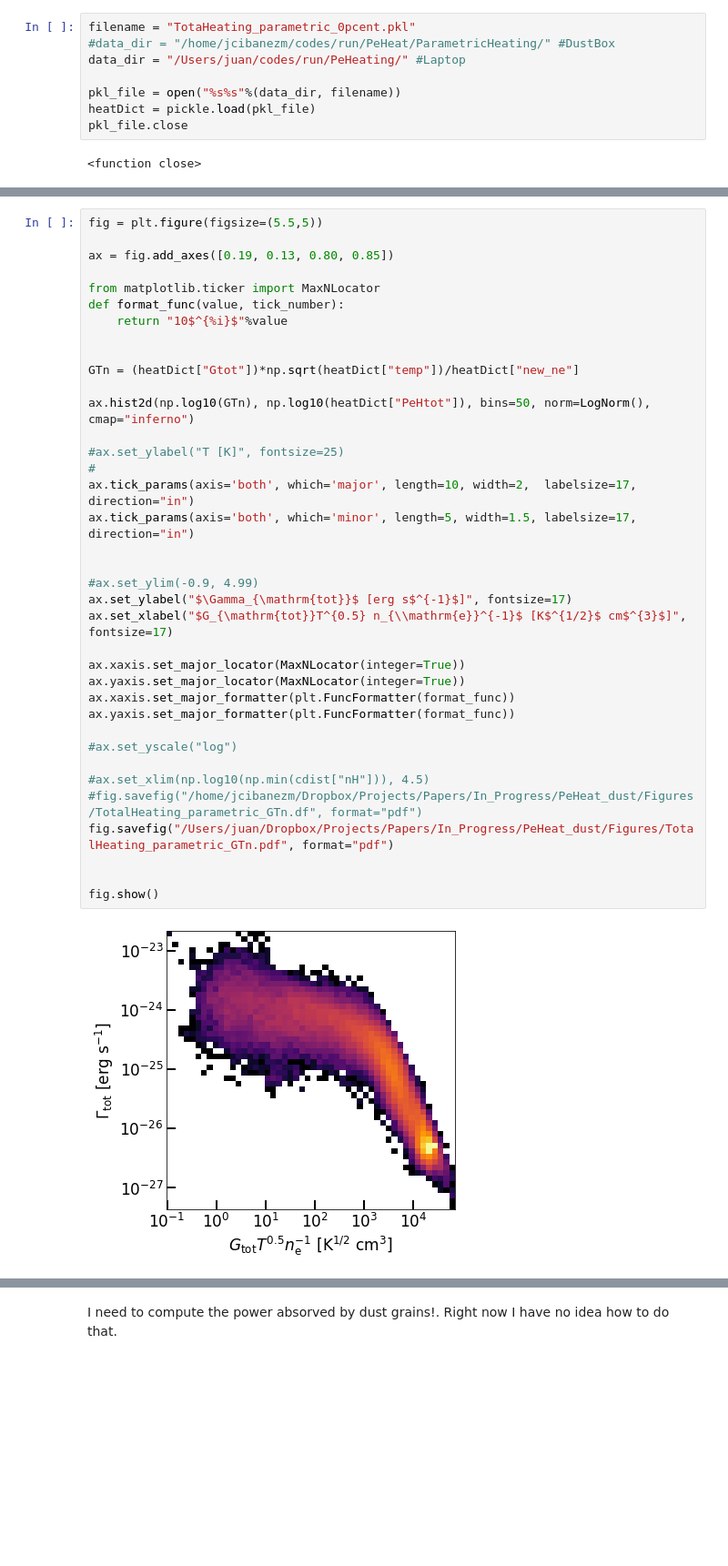
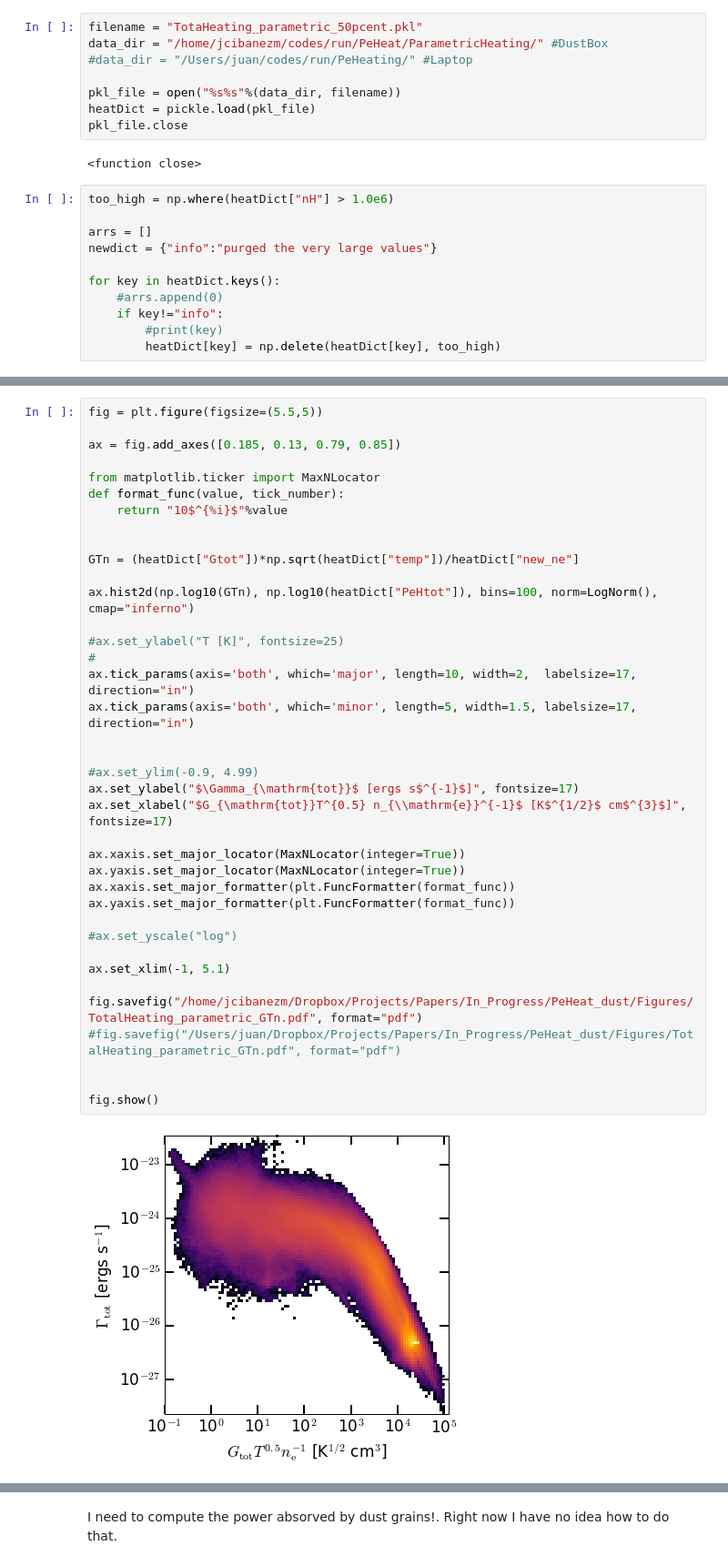
Before and after one commit to jcibanezm/PeHeat_AnalysisScripts, a Jupyter notebook: ReadFile_ParametricHeating.ipynb, the cells around one changed output, grey strips where cells are left out. Shown at 91% size. Saved outputs shown, nothing was run; the diff lists cells and outputs as text; blank space fills up the shorter version.

```diff
--- a/ReadFile_ParametricHeating.ipynb
+++ b/ReadFile_ParametricHeating.ipynb
@@ -21,15 +21,26 @@ import MCMCFit as mcmc
 
 %matplotlib inline
 # %%
-filename = "TotaHeating_parametric_0pcent.pkl"
-#data_dir = "/home/jcibanezm/codes/run/PeHeat/ParametricHeating/" #DustBox
-data_dir = "/Users/juan/codes/run/PeHeating/" #Laptop
+filename = "TotaHeating_parametric_50pcent.pkl"
+data_dir = "/home/jcibanezm/codes/run/PeHeat/ParametricHeating/" #DustBox
+#data_dir = "/Users/juan/codes/run/PeHeating/" #Laptop
 
 pkl_file = open("%s%s"%(data_dir, filename))
 heatDict = pickle.load(pkl_file)
 pkl_file.close
 # %% [output]
 <function close>
+# %%
+too_high = np.where(heatDict["nH"] > 1.0e6)
+
+arrs = []
+newdict = {"info":"purged the very large values"}
+
+for key in heatDict.keys():
+    #arrs.append(0)
+    if key!="info":
+        #print(key)
+        heatDict[key] = np.delete(heatDict[key], too_high)
 # %%
 xsize = 11
 ysize = 3
@@ -176,39 +182,40 @@ fig.show()
 # %%
 fig = plt.figure(figsize=(5.5,5))
 
-ax = fig.add_axes([0.19, 0.13, 0.80, 0.85])
+ax = fig.add_axes([0.185, 0.13, 0.79, 0.85])
 
 from matplotlib.ticker import MaxNLocator
 def format_func(value, tick_number):
     return "10$^{%i}$"%value
 
 
 GTn = (heatDict["Gtot"])*np.sqrt(heatDict["temp"])/heatDict["new_ne"]
 
-ax.hist2d(np.log10(GTn), np.log10(heatDict["PeHtot"]), bins=50, norm=LogNorm(), cmap="inferno")
+ax.hist2d(np.log10(GTn), np.log10(heatDict["PeHtot"]), bins=100, norm=LogNorm(), cmap="inferno")
 
 #ax.set_ylabel("T [K]", fontsize=25)
 #
 ax.tick_params(axis='both', which='major', length=10, width=2,  labelsize=17, direction="in")
 ax.tick_params(axis='both', which='minor', length=5, width=1.5, labelsize=17, direction="in")
 
 
 #ax.set_ylim(-0.9, 4.99)
-ax.set_ylabel("$\Gamma_{\mathrm{tot}}$ [erg s$^{-1}$]", fontsize=17)
+ax.set_ylabel("$\Gamma_{\mathrm{tot}}$ [ergs s$^{-1}$]", fontsize=17)
 ax.set_xlabel("$G_{\mathrm{tot}}T^{0.5} n_{\\mathrm{e}}^{-1}$ [K$^{1/2}$ cm$^{3}$]", fontsize=17)
 
 ax.xaxis.set_major_locator(MaxNLocator(integer=True))
 ax.yaxis.set_major_locator(MaxNLocator(integer=True))
 ax.xaxis.set_major_formatter(plt.FuncFormatter(format_func))
 ax.yaxis.set_major_formatter(plt.FuncFormatter(format_func))
 
 #ax.set_yscale("log")
 
-#ax.set_xlim(np.log10(np.min(cdist["nH"])), 4.5)
-#fig.savefig("/home/jcibanezm/Dropbox/Projects/Papers/In_Progress/PeHeat_dust/Figures/TotalHeating_parametric_GTn.df", format="pdf")
-fig.savefig("/Users/juan/Dropbox/Projects/Papers/In_Progress/PeHeat_dust/Figures/TotalHeating_parametric_GTn.pdf", format="pdf")
+ax.set_xlim(-1, 5.1)
+
+fig.savefig("/home/jcibanezm/Dropbox/Projects/Papers/In_Progress/PeHeat_dust/Figures/TotalHeating_parametric_GTn.pdf", format="pdf")
+#fig.savefig("/Users/juan/Dropbox/Projects/Papers/In_Progress/PeHeat_dust/Figures/TotalHeating_parametric_GTn.pdf", format="pdf")
 
 
 fig.show()
 # %% [output]
-[figure, old version]
+[figure, new version]
```
Also changed, not shown: parts of 4 cells of this notebook, 9 other files.
